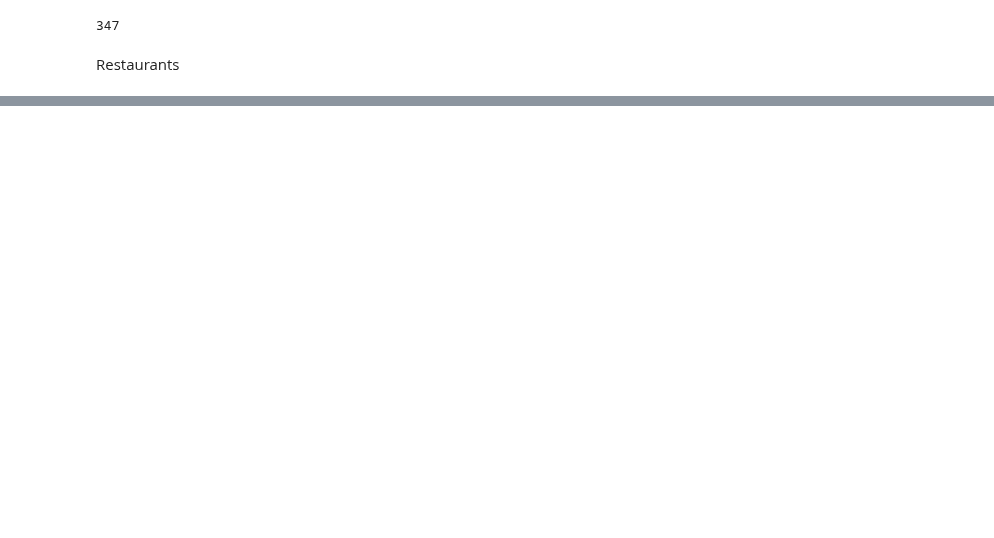
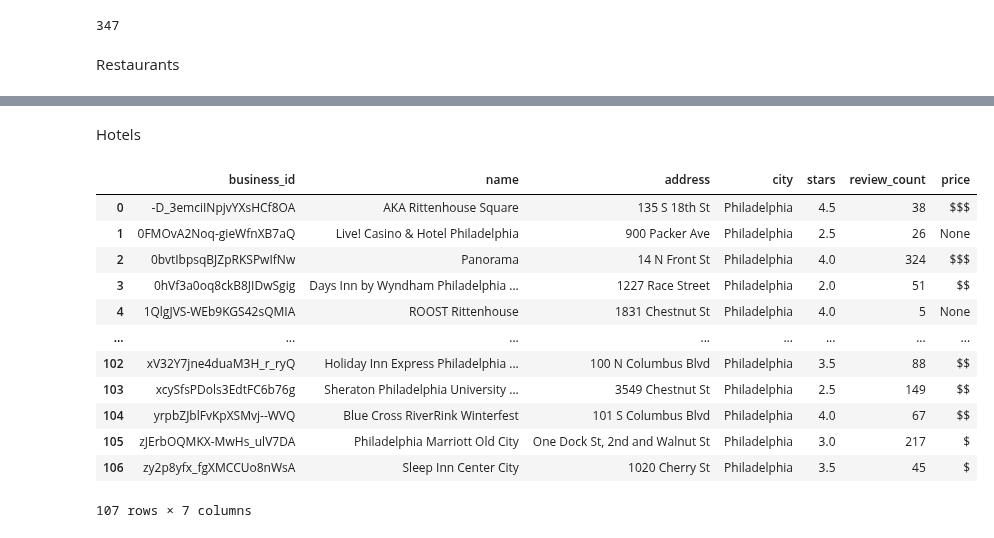
Before and after one commit to EthanWTL/Travel-Planning-AI, a Jupyter notebook: YelpDataSetCreation.ipynb, the cells around one changed output, grey strips where cells are left out. Cells and saved outputs as stored; diff of their text form; code cells hidden in the pictures; blank space fills up the shorter version.

```diff
--- a/YelpDataSetCreation.ipynb
+++ b/YelpDataSetCreation.ipynb
@@ -767,0 +623,27 @@ with open('Datasets/Restaurants_pruned.jsonl', 'w') as json_file:
+# %% [markdown]
+Hotels
+# %%
+import json
+import pandas as pd
+
+data = []
+with open('Datasets/Hotels_pruned.jsonl', 'r') as f:
+    for line in f:
+        data.append(json.loads(line))
+
+df = pd.DataFrame(data)
+df
+# %% [output]
+|  | business_id | name | address | city | stars | review_count | price |
+| 0 | -D_3emciINpjvYXsHCf8OA | AKA Rittenhouse Square | 135 S 18th St | Philadelphia | 4.5 | 38 | $$$ |
+| 1 | 0FMOvA2Noq-gieWfnXB7aQ | Live! Casino & Hotel Philadelphia | 900 Packer Ave | Philadelphia | 2.5 | 26 | None |
+| 2 | 0bvtIbpsqBJZpRKSPwIfNw | Panorama | 14 N Front St | Philadelphia | 4.0 | 324 | $$$ |
+| 3 | 0hVf3a0oq8ckB8JIDwSgig | Days Inn by Wyndham Philadelphia ... | 1227 Race Street | Philadelphia | 2.0 | 51 | $$ |
+| 4 | 1QlgJVS-WEb9KGS42sQMIA | ROOST Rittenhouse | 1831 Chestnut St | Philadelphia | 4.0 | 5 | None |
+| ... | ... | ... | ... | ... | ... | ... | ... |
+| 102 | xV32Y7jne4duaM3H_r_ryQ | Holiday Inn Express Philadelphia ... | 100 N Columbus Blvd | Philadelphia | 3.5 | 88 | $$ |
+| 103 | xcySfsPDols3EdtFC6b76g | Sheraton Philadelphia University ... | 3549 Chestnut St | Philadelphia | 2.5 | 149 | $$ |
+| 104 | yrpbZJblFvKpXSMvj--WVQ | Blue Cross RiverRink Winterfest | 101 S Columbus Blvd | Philadelphia | 4.0 | 67 | $$ |
+| 105 | zJErbOQMKX-MwHs_ulV7DA | Philadelphia Marriott Old City | One Dock St, 2nd and Walnut St | Philadelphia | 3.0 | 217 | $ |
+| 106 | zy2p8yfx_fgXMCCUo8nWsA | Sleep Inn Center City | 1020 Cherry St | Philadelphia | 3.5 | 45 | $ |
+107 rows × 7 columns
```
Also changed, not shown: parts of 30 cells of this notebook.
